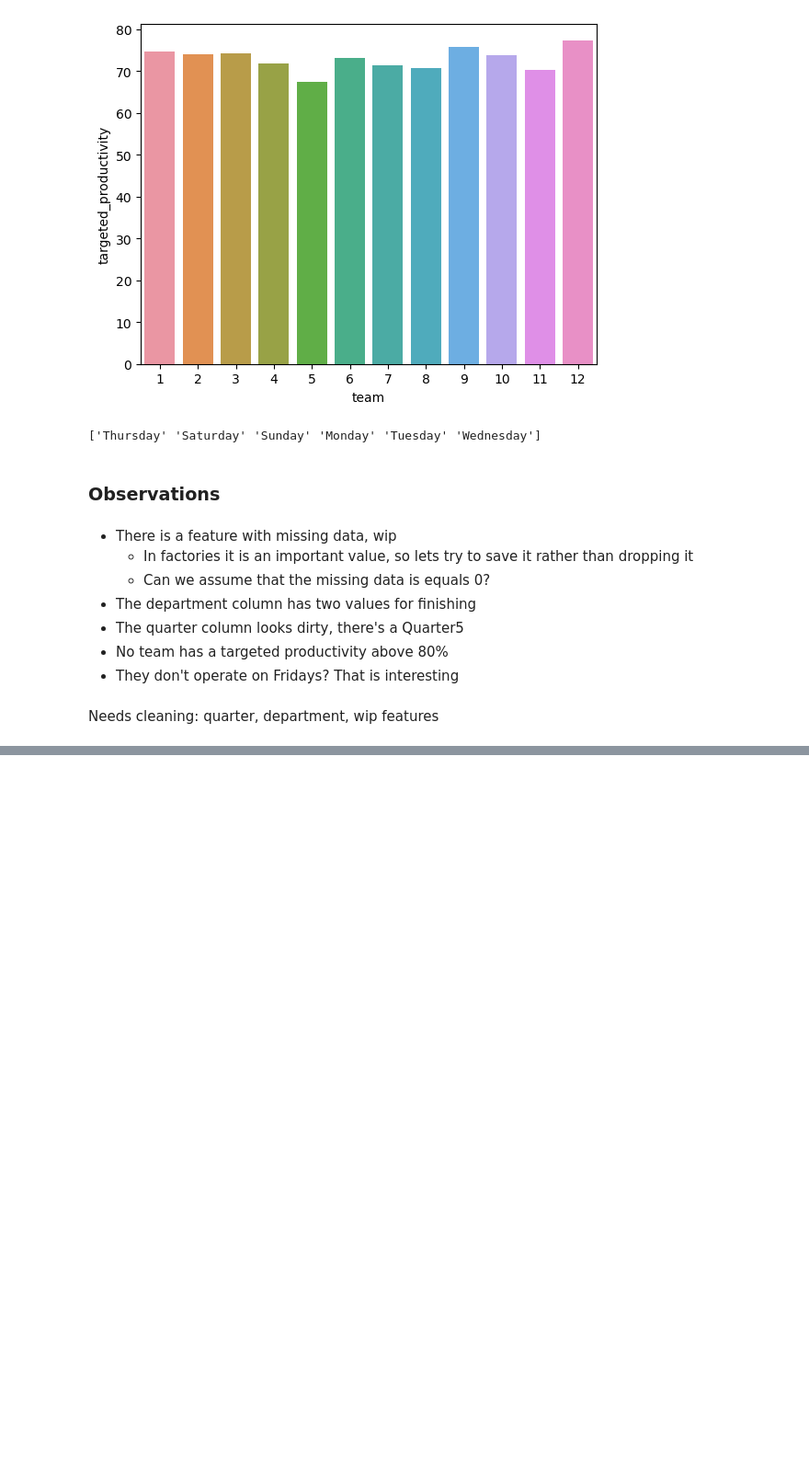
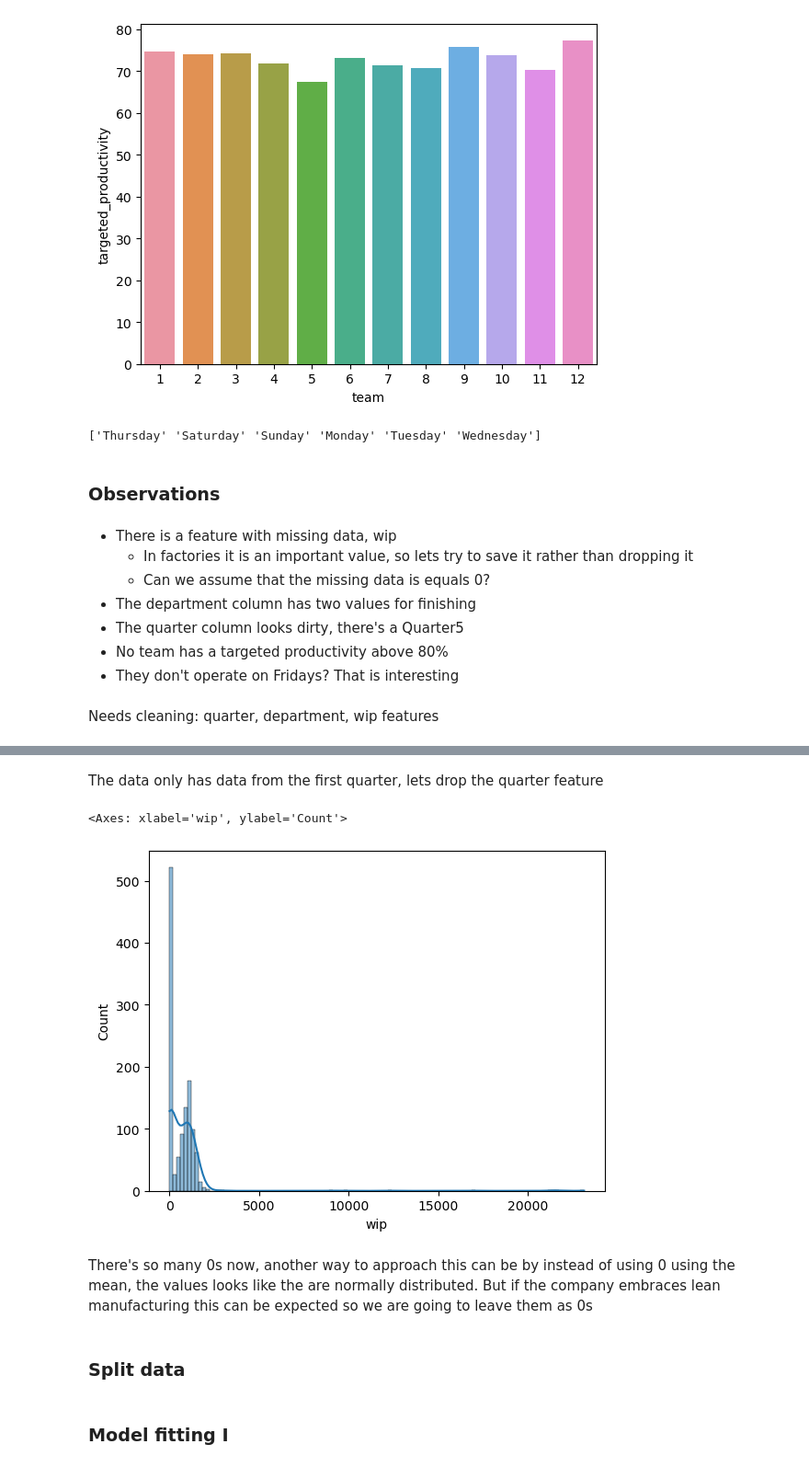
Before and after one commit to 1Elral4/Employee-Productivity-Predictor-with-Trees, a Jupyter notebook: productivity_predictor.ipynb, the cells around one changed output, grey strips where cells are left out. Shown: that part at 92% size. Cells and saved outputs as stored; diff of their text form; code cells hidden in the pictures; blank space fills up the shorter version.

Commit message:
Get data ready for model development

```diff
--- a/productivity_predictor.ipynb
+++ b/productivity_predictor.ipynb
@@ -175,0 +178,2 @@ Needs cleaning: quarter, department, wip features
+# %%
+prod['department'] = prod['department'].apply(lambda x: 'finishing' if x == 'finishing ' else x)
@@ -175,0 +204,15 @@ Needs cleaning: quarter, department, wip features
+# %% [markdown]
+The data only has data from the first quarter, lets drop the quarter feature
+# %%
+prod.drop('quarter', axis=1, inplace=True)
+# %%
+prod['wip'] = prod['wip'].fillna(0)
+# %%
+sns.histplot(prod.wip, kde=True)
+# %% [output]
+<Axes: xlabel='wip', ylabel='Count'>
+[figure, added]
+# %% [markdown]
+There's so many 0s now, another way to approach this can be by instead of using 0 using the mean, the values looks like the are normally distributed. But if the company embraces lean manufacturing this can be expected so we are going to leave them as 0s
+# %% [markdown]
+### Split data
@@ -175,0 +224,2 @@ Needs cleaning: quarter, department, wip features
+# %% [markdown]
+### Model fitting I
```
Also changed, not shown: parts of 6 cells of this notebook.
